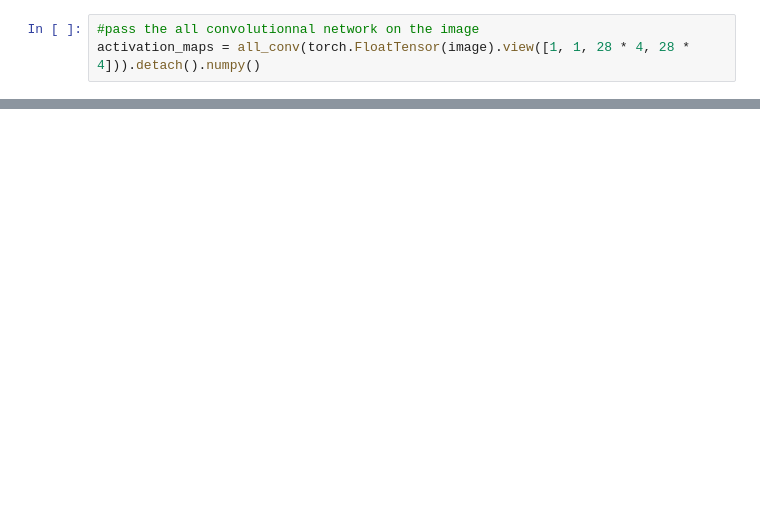
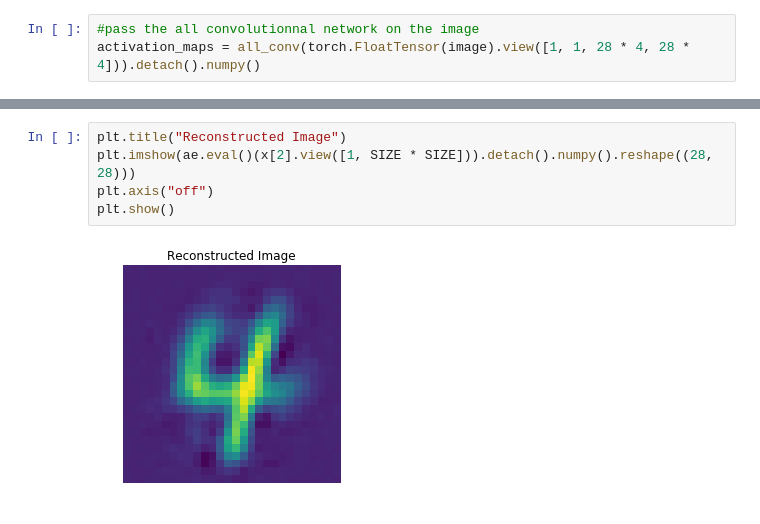
Before and after one commit to VieVie31/CV4Eya, a Jupyter notebook: 8_neural_networks/8_neural_networks.ipynb, the cells around one changed output, grey strips where cells are left out. Drawn from its saved outputs; the diff is of its cells as text; blank space fills up the shorter version.

```diff
--- a/8_neural_networks/8_neural_networks.ipynb
+++ b/8_neural_networks/8_neural_networks.ipynb
@@ -573,0 +655,7 @@ for i in range(5):
+# %%
+plt.title("Reconstructed Image")
+plt.imshow(ae.eval()(x[2].view([1, SIZE * SIZE])).detach().numpy().reshape((28, 28)))
+plt.axis("off")
+plt.show()
+# %% [output]
+[figure, added]
```
Also changed, not shown: parts of 44 cells of this notebook.
